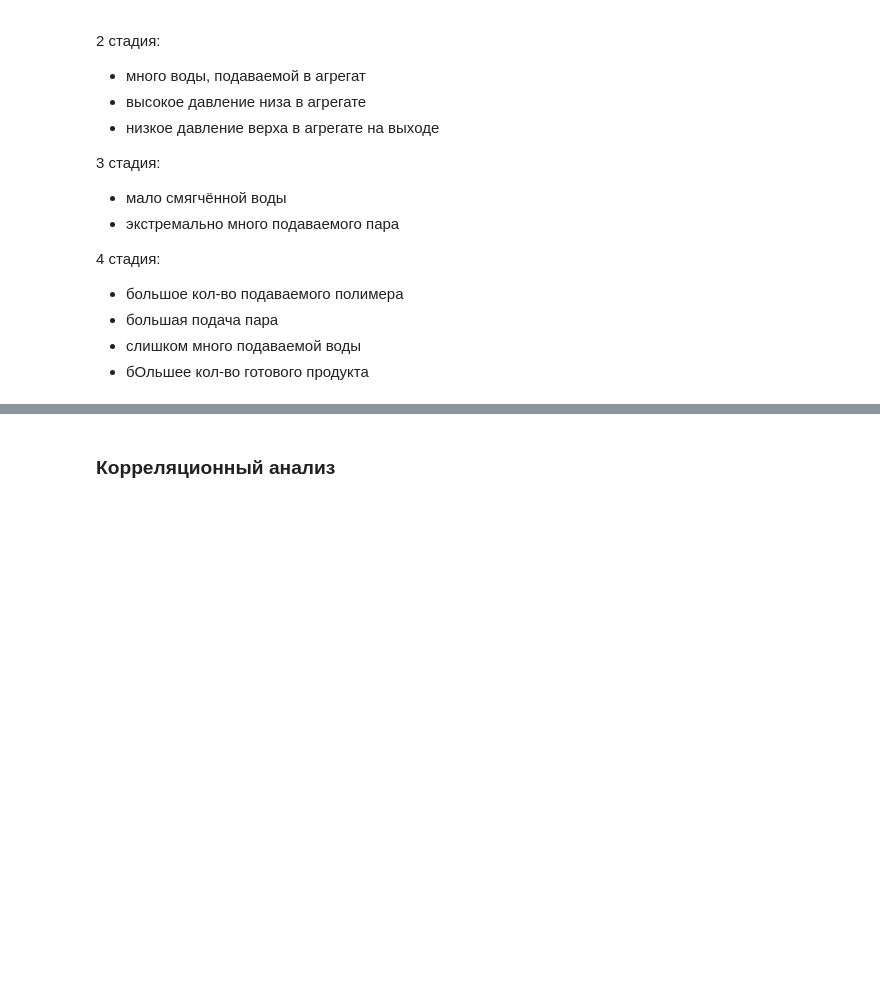
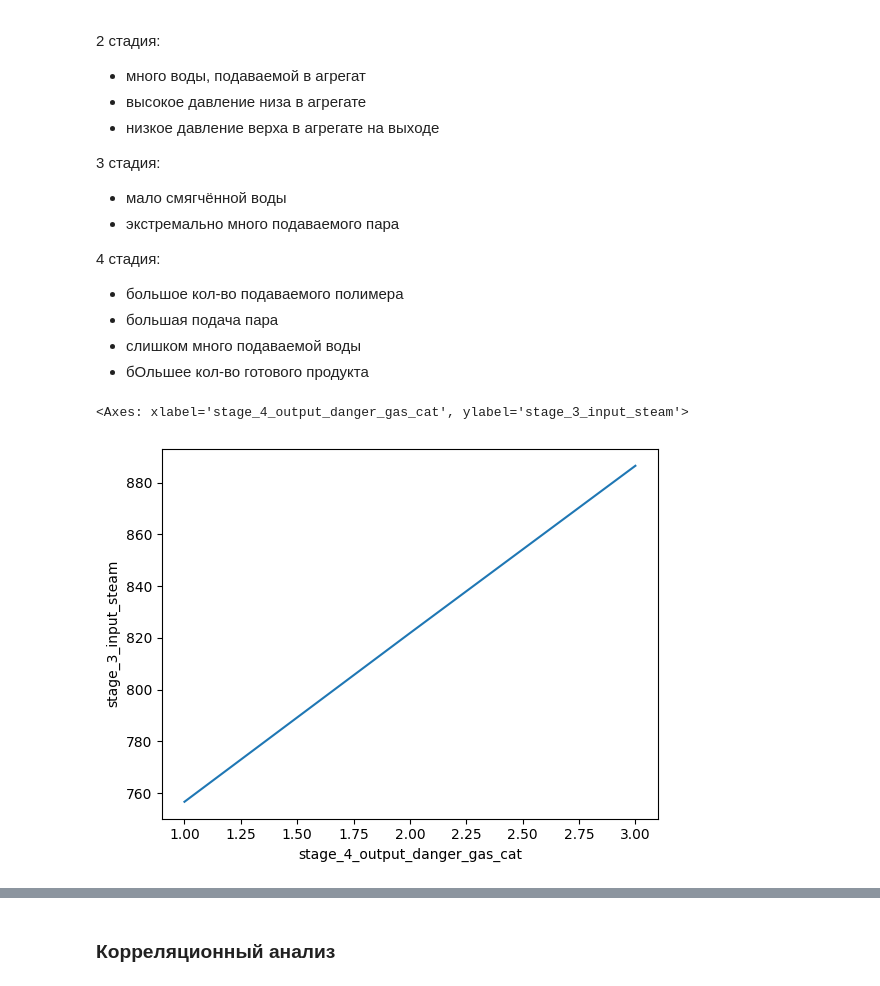
Before and after one commit to alinkalina/ad-ecology-project, a Jupyter notebook: project.ipynb, the cells around one changed output, grey strips where cells are left out. Drawn from its saved outputs; the diff is of its cells as text; code cells hidden in the pictures; blank space fills up the shorter version.

```diff
--- a/project.ipynb
+++ b/project.ipynb
@@ -161,3 +321,8 @@ df.groupby('stage_4_output_danger_gas_cat').mean(numeric_only=True)
 *   большая подача пара
 *   слишком много подаваемой воды
 *   бОльшее кол-во готового продукта
+# %%
+sns.lineplot(data=df.groupby('stage_4_output_danger_gas_cat')['stage_3_input_steam'].mean())
+# %% [output]
+<Axes: xlabel='stage_4_output_danger_gas_cat', ylabel='stage_3_input_steam'>
+[figure, added]
```
Also changed, not shown: parts of 41 cells of this notebook, 1 other file.
